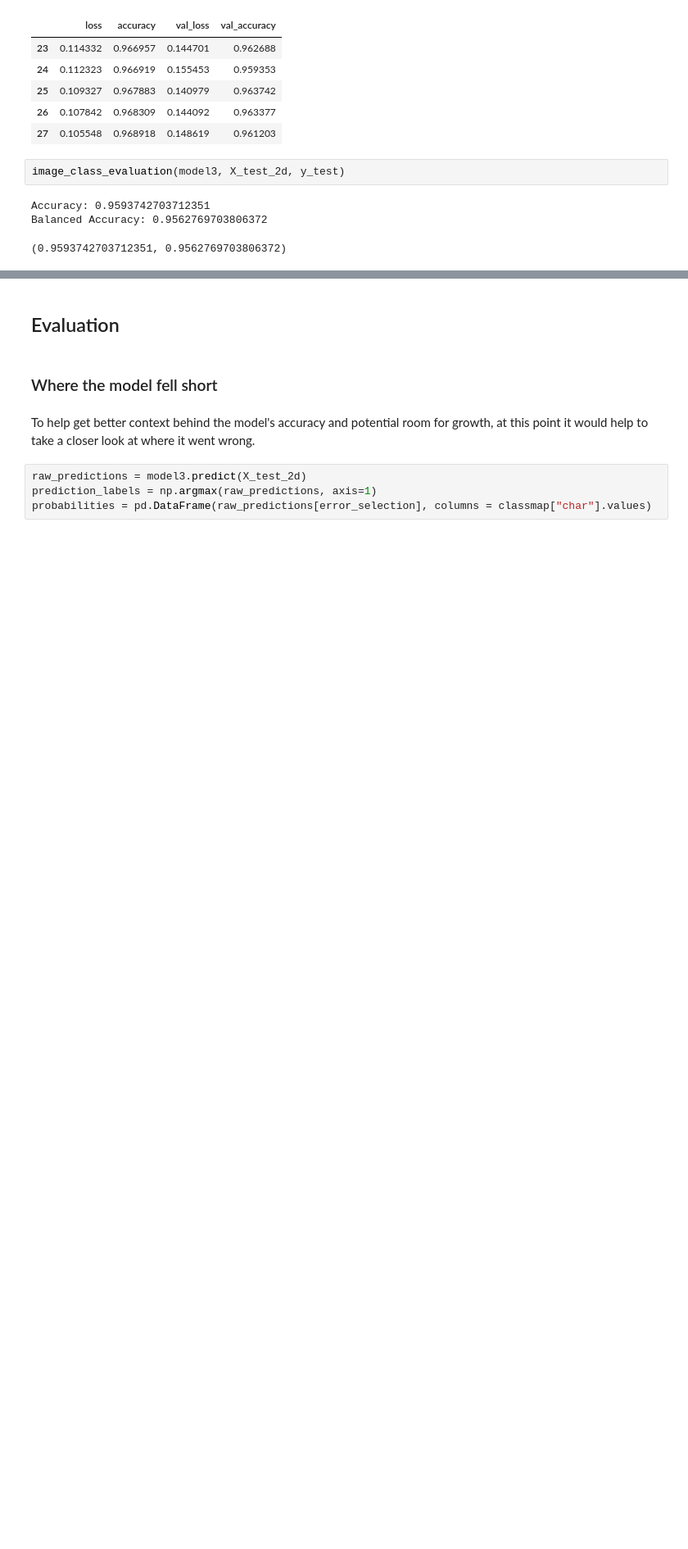
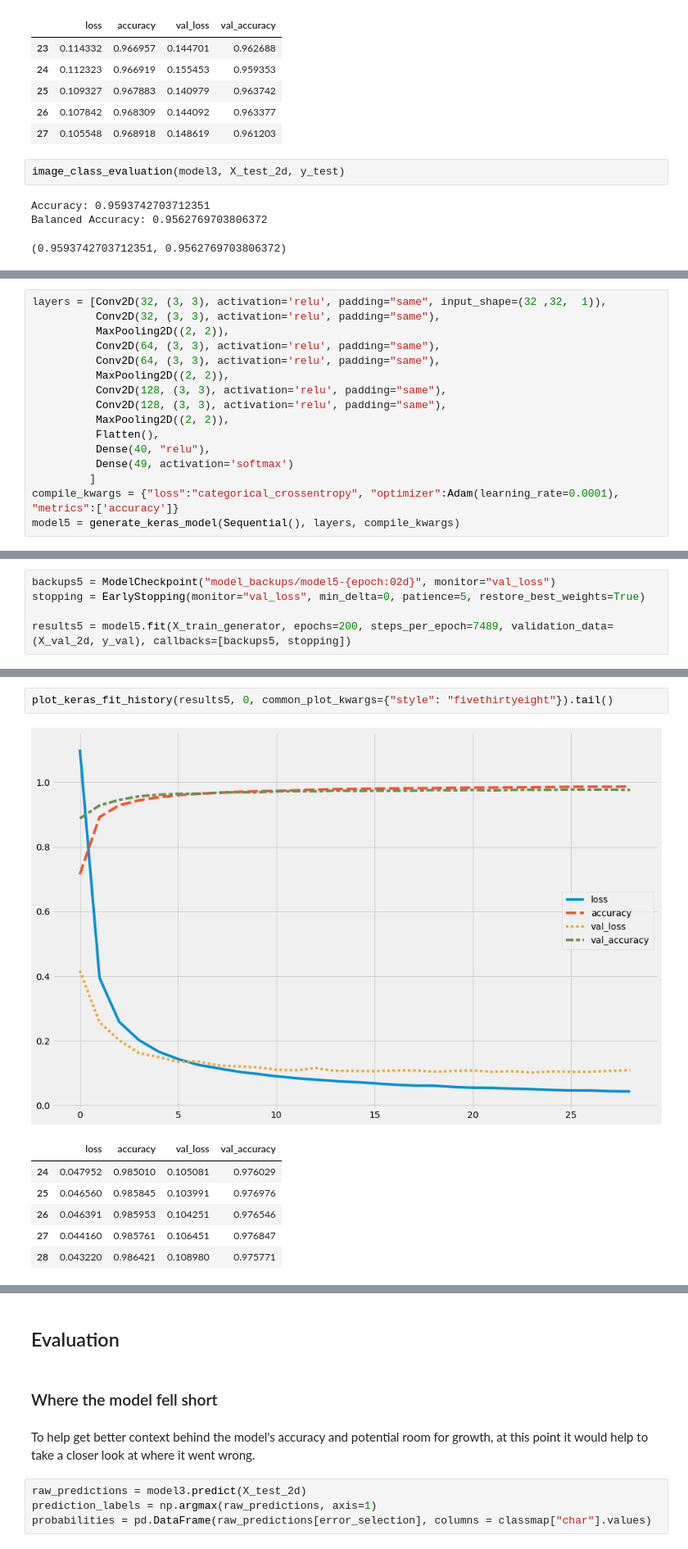
Before and after one commit to coreyryanhanson/japanese_text_classifiers, a Jupyter notebook: project_notebook.ipynb, the cells around one changed output, grey strips where cells are left out. Shown at 82% size. Cells and saved outputs as stored; diff of their text form; blank space fills up the shorter version.

```diff
--- a/project_notebook.ipynb
+++ b/project_notebook.ipynb
@@ -407,0 +537,16 @@ Balanced Accuracy: 0.9562769703806372
+# %%
+layers = [Conv2D(32, (3, 3), activation='relu', padding="same", input_shape=(32 ,32,  1)),
+          Conv2D(32, (3, 3), activation='relu', padding="same"),
+          MaxPooling2D((2, 2)),
+          Conv2D(64, (3, 3), activation='relu', padding="same"),
+          Conv2D(64, (3, 3), activation='relu', padding="same"),
+          MaxPooling2D((2, 2)),
+          Conv2D(128, (3, 3), activation='relu', padding="same"),
+          Conv2D(128, (3, 3), activation='relu', padding="same"),
+          MaxPooling2D((2, 2)),
+          Flatten(),
+          Dense(40, "relu"),
+          Dense(49, activation='softmax')
+         ]
+compile_kwargs = {"loss":"categorical_crossentropy", "optimizer":Adam(learning_rate=0.0001), "metrics":['accuracy']}
+model5 = generate_keras_model(Sequential(), layers, compile_kwargs)
@@ -407,0 +571,5 @@ Balanced Accuracy: 0.9562769703806372
+# %%
+backups5 = ModelCheckpoint("model_backups/model5-{epoch:02d}", monitor="val_loss")
+stopping = EarlyStopping(monitor="val_loss", min_delta=0, patience=5, restore_best_weights=True)
+
+results5 = model5.fit(X_train_generator, epochs=200, steps_per_epoch=7489, validation_data=(X_val_2d, y_val), callbacks=[backups5, stopping])
@@ -407,0 +594,10 @@ Balanced Accuracy: 0.9562769703806372
+# %%
+plot_keras_fit_history(results5, 0, common_plot_kwargs={"style": "fivethirtyeight"}).tail()
+# %% [output]
+[figure, added]
+|  | loss | accuracy | val_loss | val_accuracy |
+| 24 | 0.047952 | 0.985010 | 0.105081 | 0.976029 |
+| 25 | 0.046560 | 0.985845 | 0.103991 | 0.976976 |
+| 26 | 0.046391 | 0.985953 | 0.104251 | 0.976546 |
+| 27 | 0.044160 | 0.985761 | 0.106451 | 0.976847 |
+| 28 | 0.043220 | 0.986421 | 0.108980 | 0.975771 |
```
Also changed, not shown: parts of 42 cells of this notebook, 4 other files.
